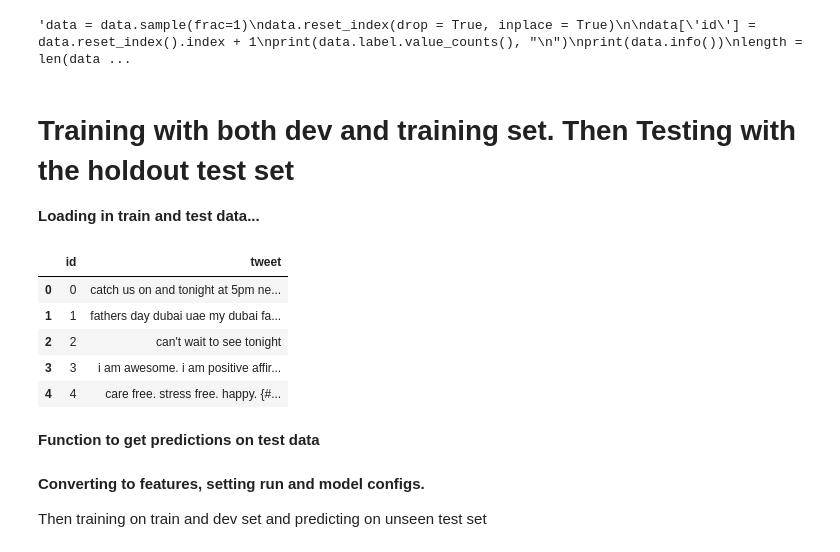
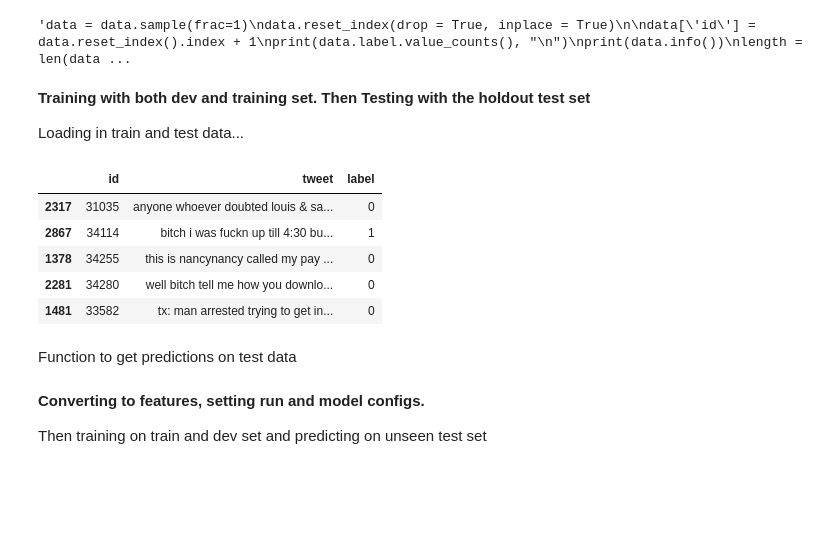
Before and after one commit to fionnmcconville/Automatic-Detection-of-Hate-Speech-Online-Using-BERT, a Jupyter notebook: Running_BERT_Tensorflow_TPU.ipynb, the cells around one changed output. Cells and saved outputs as stored; diff of their text form; code cells hidden in the pictures; blank space fills up the shorter version.

```diff
--- a/Running_BERT_Tensorflow_TPU.ipynb
+++ b/Running_BERT_Tensorflow_TPU.ipynb
@@ -251,12 +257,8 @@ import preprocessing as pre
 #Return to original workspace
 %cd ..
 
-
-params = {'replaceEmoji_v2': False, 'replaceEmoji': True, 'segmentHashtag': True,
-             'remove_stop': False, 'lemmatize': False, 'remove_punct': False}
-
 #Function caller can optionally load two dataframes and combine them
-def loadData(data1, data2 = None, params_dict = params):
+def loadData(data1, data2 = None):
 
   if data2 is not None:
     frames = [data1,data2]
@@ -264,44 +266,41 @@ def loadData(data1, data2 = None, params_dict = params):
   else:
     data = data1
 
-
-  #Don't have both replaceEmoji functions as true. Otherwise they'll cancel each other out.
-  #We throw an error here if this is the case
-  assert not (params_dict['replaceEmoji'] == True and params_dict['replaceEmoji_v2'] == True), "You can't have two emojiReplace functions selected at the same time"
-
   #Replace emoji must be done before basic preprocess otherwise unicode will be wiped out
   #And this function will be ineffective
-  if params_dict['replaceEmoji'] == True:
+  if EMOJI_REPLACEMENT == 'Replace_Emoji_v1':
     data['tweet'] = data['tweet'].apply(pre.emojiReplace)
 
-  if params_dict['replaceEmoji_v2'] == True:
+  if EMOJI_REPLACEMENT == 'Replace_Emoji_v2':
     data['tweet'] = data['tweet'].apply(pre.emojiReplace_v2)
 
   #Must be performed after emoji translation
   data['tweet'] = data['tweet'].apply(pre.preprocess)
 
-  if params_dict['segmentHashtag'] == True:
+  if HASHTAG_SEGMENTATION == True:
     data['tweet'] = data['tweet'].apply(pre.hashtagSegment)
 
-  if params_dict['remove_punct'] == True:
+  if REMOVE_PUNCTUATION == True:
     data['tweet'] = data['tweet'].apply(lambda x: pre.remove_punct(x))
 
-  if params_dict['remove_stop'] == True:
+  if REMOVE_STOPWORDS == True:
     data['tweet'] = data['tweet'].apply(lambda x: pre.remove_stopwords(x))
 
-  if params_dict['lemmatize'] == True:
+  if LEMMATIZE == True:
     data['tweet'] = data['tweet'].apply(lambda x: pre.lemmatizing(x))
 
-
+  #Remove small sequences that could skew model
   #data = data[data['tweet'].apply(lambda x: len(x) > 10)]
-  data = data.sample(frac = 1, random_state=SEED)
   data.dropna(inplace = True)
   data.reset_index(drop = True, inplace = True)
-
-  data.id = data.index
+  if DATASET == "AnalyticsVidhya"  and len(data.index) < 20000:
+    return data
+  else:
+    #We don't shuffle data when it is the analytics vidhya test set
+    data = data.sample(frac = 1, random_state=SEED) # Shuffle data
   return data
 
 #Testing function
-train = loadData(rawTrain, params_dict = params)
+train = loadData(rawTrain)
 # %% [output]
 Cloning into 'Automatic-Detection-of-Hate-Speech-Online-Using-BERT'...
@@ -1307,23 +1383,23 @@ data.tail(10)"""
 # %% [output]
 'data = data.sample(frac=1)\ndata.reset_index(drop = True, inplace = True)\n\ndata[\'id\'] = data.reset_index().index + 1\nprint(data.label.value_counts(), "\n")\nprint(data.info())\nlength = len(data ...
 # %% [markdown]
-# Training with both dev and training set. Then Testing with the holdout test set
-<b>Loading in train and test data...
+<b>Training with both dev and training set. Then Testing with the holdout test set</b>
+
+Loading in train and test data...
 # %%
-train = loadData(rawTrain, rawDev, params)
+train = loadData(rawTrain, rawDev)
 
-
-test = loadData(rawTest, params_dict = params)
+test = loadData(rawTest)
 test.head()
 # %% [output]
-|  | id | tweet |
-| 0 | 0 | catch us on and tonight at 5pm ne... |
-| 1 | 1 | fathers day dubai uae my dubai fa... |
-| 2 | 2 | can't wait to see tonight |
-| 3 | 3 | i am awesome. i am positive affir... |
-| 4 | 4 | care free. stress free. happy. {#... |
+|  | id | tweet | label |
+| 2317 | 31035 | anyone whoever doubted louis & sa... | 0 |
+| 2867 | 34114 | bitch i was fuckn up till 4:30 bu... | 1 |
+| 1378 | 34255 | this is nancynancy called my pay ... | 0 |
+| 2281 | 34280 | well bitch tell me how you downlo... | 0 |
+| 1481 | 33582 | tx: man arrested trying to get in... | 0 |
 # %% [markdown]
-<b>Function to get predictions on test data </b>
+Function to get predictions on test data
 # %%
 def getPrediction(in_sentences):
   #Makes output less verbose
```
Also changed, not shown: parts of 61 cells of this notebook.
